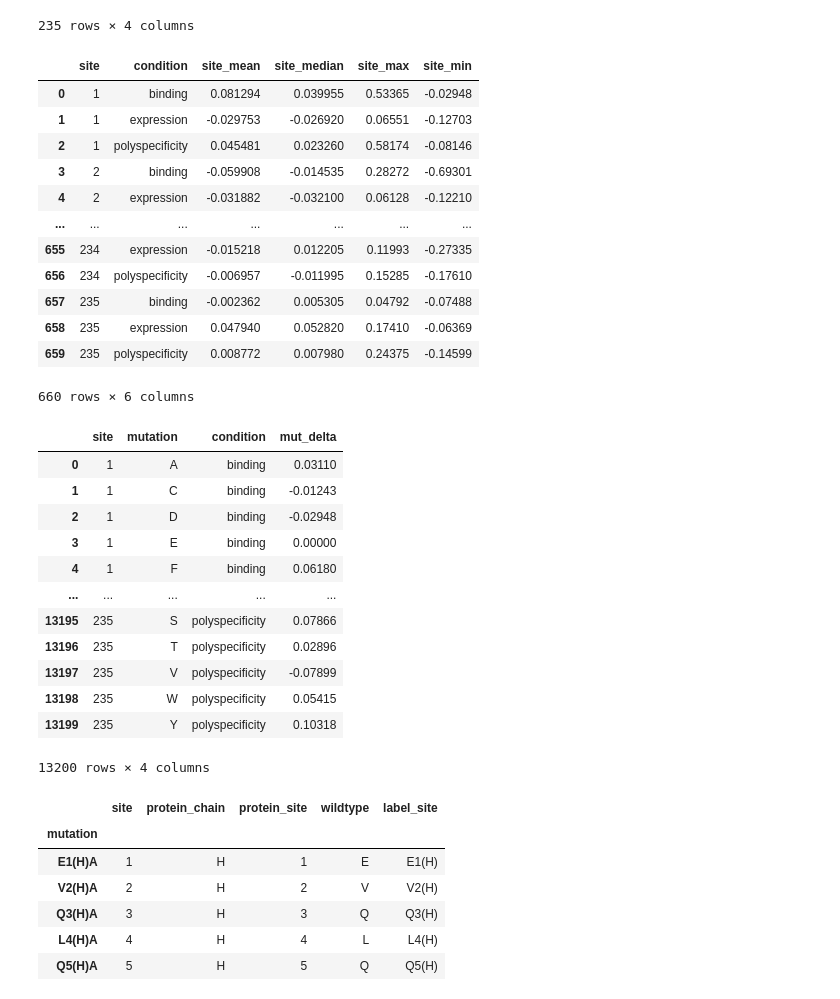
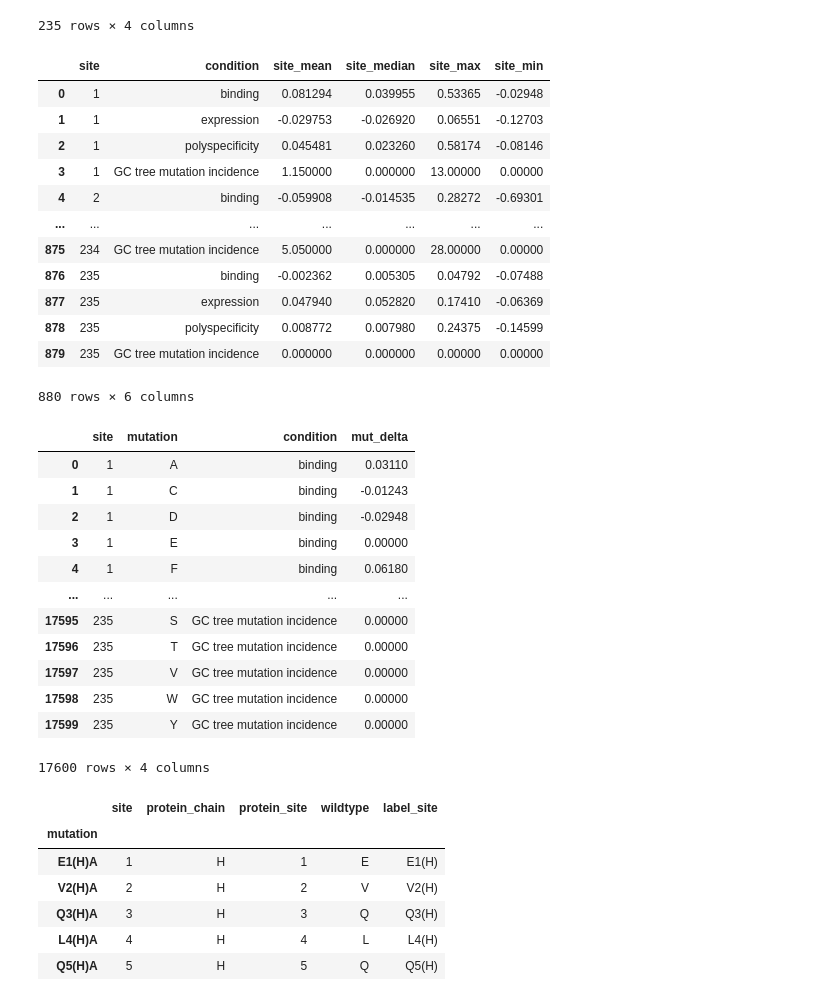
Before and after one commit to jbloomlab/Ab-CGGnaive_DMS, a Jupyter notebook: dms-view/dms-view.ipynb, the cells around one changed output. Cells and saved outputs as stored; diff of their text form; code cells hidden in the pictures.

Commit message:
adding df with repay tree mutation incidence

```diff
--- a/dms-view/dms-view.ipynb
+++ b/dms-view/dms-view.ipynb
@@ -1,9 +1,13 @@
 # %% [markdown]
 # DMS-view
+# %%
+# note: using gcreplay analysis results, including mutation incidence data
+df_path = "../../gcreplay/analysis/output/mutations.dms_with_gctree_incidence.csv"
+# df_path = "../results/final_variant_scores/final_variant_scores.csv"
 # %%
 import pandas as pd
 # %%
-dms_df = pd.read_csv("../results/final_variant_scores/final_variant_scores.csv", index_col="mutation", dtype=dict(position_IMGT=pd.Int16Dtype()))
+dms_df = pd.read_csv(df_path, index_col="mutation", dtype=dict(position_IMGT=pd.Int16Dtype()))
 # remove linker sites
 dms_df = dms_df[dms_df.chain != "link"]
 # add indicator for wildtype data
@@ -49,42 +53,44 @@ pos_df
 igh_pos_map = pd.Series(dict((v,k) for k,v in pos_df.loc[pos_df.chain == "H", "site"].reset_index(drop=True).iteritems()))
 igk_pos_map = pd.Series(dict((v,k) for k,v in pos_df.loc[pos_df.chain == "L", "site"].reset_index(drop=True).iteritems()))
 # %%
-site_df = (dms_df[['position', 'delta_bind', 'delta_expr', 'delta_psr']]
+site_df = (dms_df[['position', 'delta_bind', 'delta_expr', 'delta_psr', "gctree_incidence"]]
            .melt(id_vars=['position'], var_name='condition')
            # to avoid multiindex, apply functions to the 'series' "value" ([])
            # not a dataframe ([[]])
            .groupby(['position', 'condition'])['value']
            .agg(('mean', 'median', 'max', 'min'))
            .reset_index()
            .rename(columns={'position': 'site', 'mean': 'site_mean', 'median': 'site_median', 'max': 'site_max', 'min': 'site_min'})
 )
 site_df['condition'] = site_df['condition'].map({'delta_bind': 'binding',
                                                  'delta_expr': 'expression',
-                                                 'delta_psr': 'polyspecificity'})
+                                                 'delta_psr': 'polyspecificity',
+                                                 'gctree_incidence': 'GC tree mutation incidence'})
 site_df
 # %% [output]
 |  | site | condition | site_mean | site_median | site_max | site_min |
 | 0 | 1 | binding | 0.081294 | 0.039955 | 0.53365 | -0.02948 |
 | 1 | 1 | expression | -0.029753 | -0.026920 | 0.06551 | -0.12703 |
 | 2 | 1 | polyspecificity | 0.045481 | 0.023260 | 0.58174 | -0.08146 |
-| 3 | 2 | binding | -0.059908 | -0.014535 | 0.28272 | -0.69301 |
-| 4 | 2 | expression | -0.031882 | -0.032100 | 0.06128 | -0.12210 |
+| 3 | 1 | GC tree mutation incidence | 1.150000 | 0.000000 | 13.00000 | 0.00000 |
+| 4 | 2 | binding | -0.059908 | -0.014535 | 0.28272 | -0.69301 |
 | ... | ... | ... | ... | ... | ... | ... |
-| 655 | 234 | expression | -0.015218 | 0.012205 | 0.11993 | -0.27335 |
-| 656 | 234 | polyspecificity | -0.006957 | -0.011995 | 0.15285 | -0.17610 |
-| 657 | 235 | binding | -0.002362 | 0.005305 | 0.04792 | -0.07488 |
-| 658 | 235 | expression | 0.047940 | 0.052820 | 0.17410 | -0.06369 |
-| 659 | 235 | polyspecificity | 0.008772 | 0.007980 | 0.24375 | -0.14599 |
+| 875 | 234 | GC tree mutation incidence | 5.050000 | 0.000000 | 28.00000 | 0.00000 |
+| 876 | 235 | binding | -0.002362 | 0.005305 | 0.04792 | -0.07488 |
+| 877 | 235 | expression | 0.047940 | 0.052820 | 0.17410 | -0.06369 |
+| 878 | 235 | polyspecificity | 0.008772 | 0.007980 | 0.24375 | -0.14599 |
+| 879 | 235 | GC tree mutation incidence | 0.000000 | 0.000000 | 0.00000 | 0.00000 |
-660 rows × 6 columns
+880 rows × 6 columns
 # %%
-mut_df = (dms_df[['position', 'delta_bind', 'delta_expr', 'delta_psr', 'mutant']]
+mut_df = (dms_df[['position', 'delta_bind', 'delta_expr', 'delta_psr', "gctree_incidence", 'mutant']]
           .rename(columns={'position': 'site', 'mutant': 'mutation'}))
 mut_df = mut_df.melt(id_vars=['site', 'mutation'],
                      var_name='condition',
                      value_name='mut_delta')
 mut_df['condition'] = mut_df['condition'].map({'delta_bind': 'binding',
                                               'delta_expr': 'expression',
-                                              'delta_psr': 'polyspecificity'})
+                                              'delta_psr': 'polyspecificity',
+                                              'gctree_incidence': 'GC tree mutation incidence'})
 mut_df
 # %% [output]
 |  | site | mutation | condition | mut_delta |
@@ -94,12 +100,12 @@ mut_df
 | 3 | 1 | E | binding | 0.00000 |
 | 4 | 1 | F | binding | 0.06180 |
 | ... | ... | ... | ... | ... |
-| 13195 | 235 | S | polyspecificity | 0.07866 |
-| 13196 | 235 | T | polyspecificity | 0.02896 |
-| 13197 | 235 | V | polyspecificity | -0.07899 |
-| 13198 | 235 | W | polyspecificity | 0.05415 |
-| 13199 | 235 | Y | polyspecificity | 0.10318 |
+| 17595 | 235 | S | GC tree mutation incidence | 0.00000 |
+| 17596 | 235 | T | GC tree mutation incidence | 0.00000 |
+| 17597 | 235 | V | GC tree mutation incidence | 0.00000 |
+| 17598 | 235 | W | GC tree mutation incidence | 0.00000 |
+| 17599 | 235 | Y | GC tree mutation incidence | 0.00000 |
-13200 rows × 4 columns
+17600 rows × 4 columns
 # %%
 meta_df = dms_df[['position', 'wildtype', 'chain', 'position_IMGT']].copy().drop_duplicates()
 meta_df['label_site'] = meta_df[['chain', 'position_IMGT', 'wildtype']].apply(lambda x: f'{x[2]}{x[1]}({x[0]})', axis=1)
```
Also changed, not shown: parts of 2 cells of this notebook, 1 other file.
